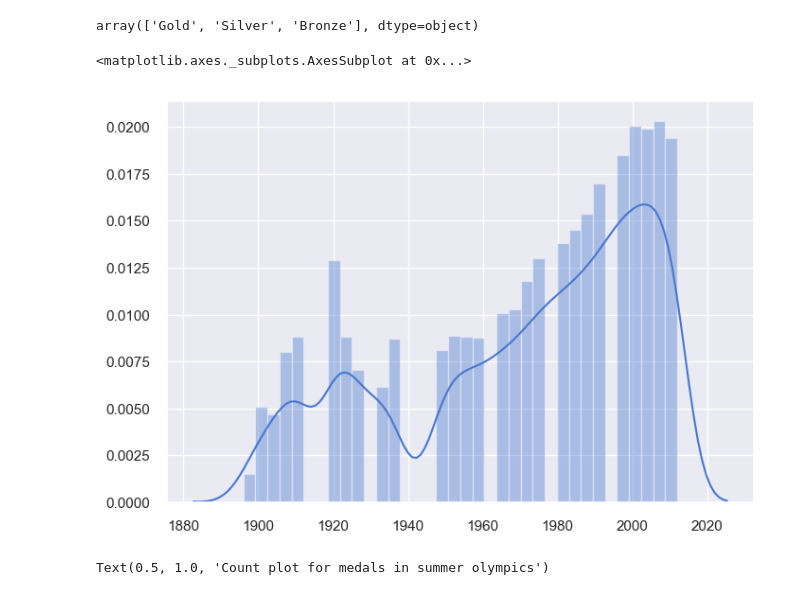
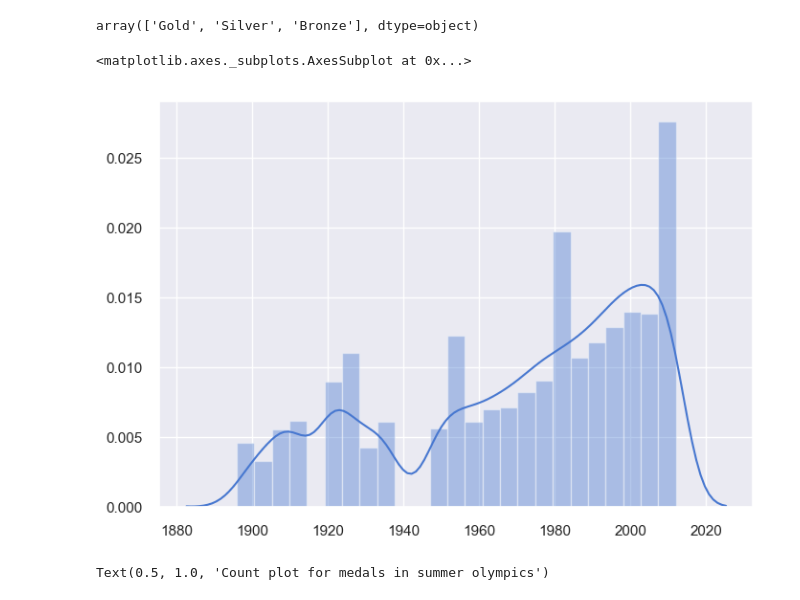
Before and after one commit to pratikbarjatya/INSAID-Assignment, a Jupyter notebook: OlympicEDA.ipynb, the cells around one changed output. Cells and saved outputs as stored; diff of their text form; code cells hidden in the pictures.

```diff
--- a/OlympicEDA.ipynb
+++ b/OlympicEDA.ipynb
@@ -238,11 +238,11 @@ array(['Gold', 'Silver', 'Bronze'], dtype=object)
 # %%
 # Trends over years in summer olympics
 sns.set(color_codes=True)
 sns.set_palette(sns.color_palette("muted"))
-sns.distplot([tuple(olympic.year)])
+sns.distplot([tuple(olympic.year)],bins=25)
 # %% [output]
 <matplotlib.axes._subplots.AxesSubplot at 0x...>
-[figure, old version]
+[figure, new version]
 # %%
 #Most Medals in Summer Olympics
 data = olympic.groupby(['discipline','year'])['medal'].value_counts()
```
Also changed, not shown: parts of 8 cells of this notebook.
